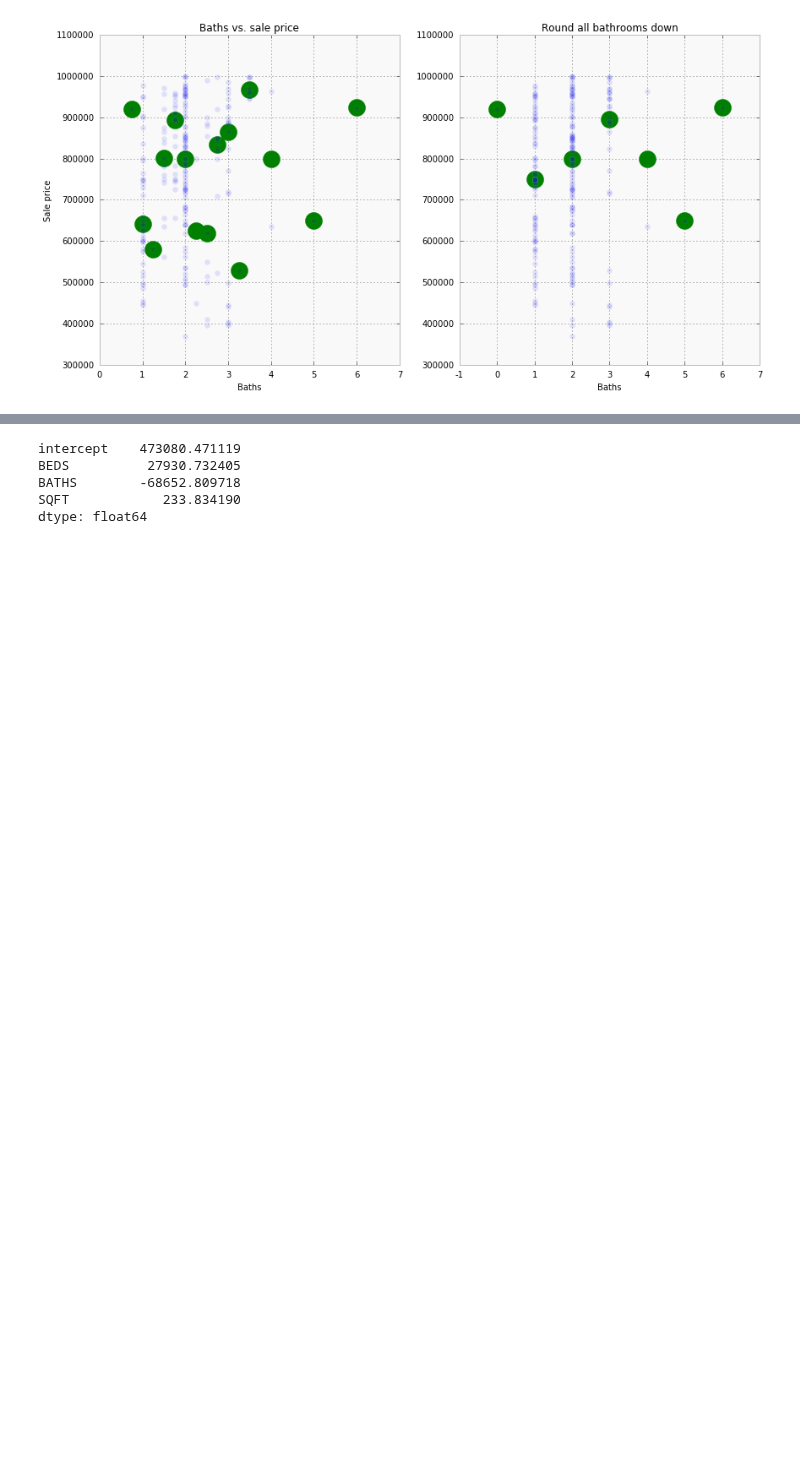
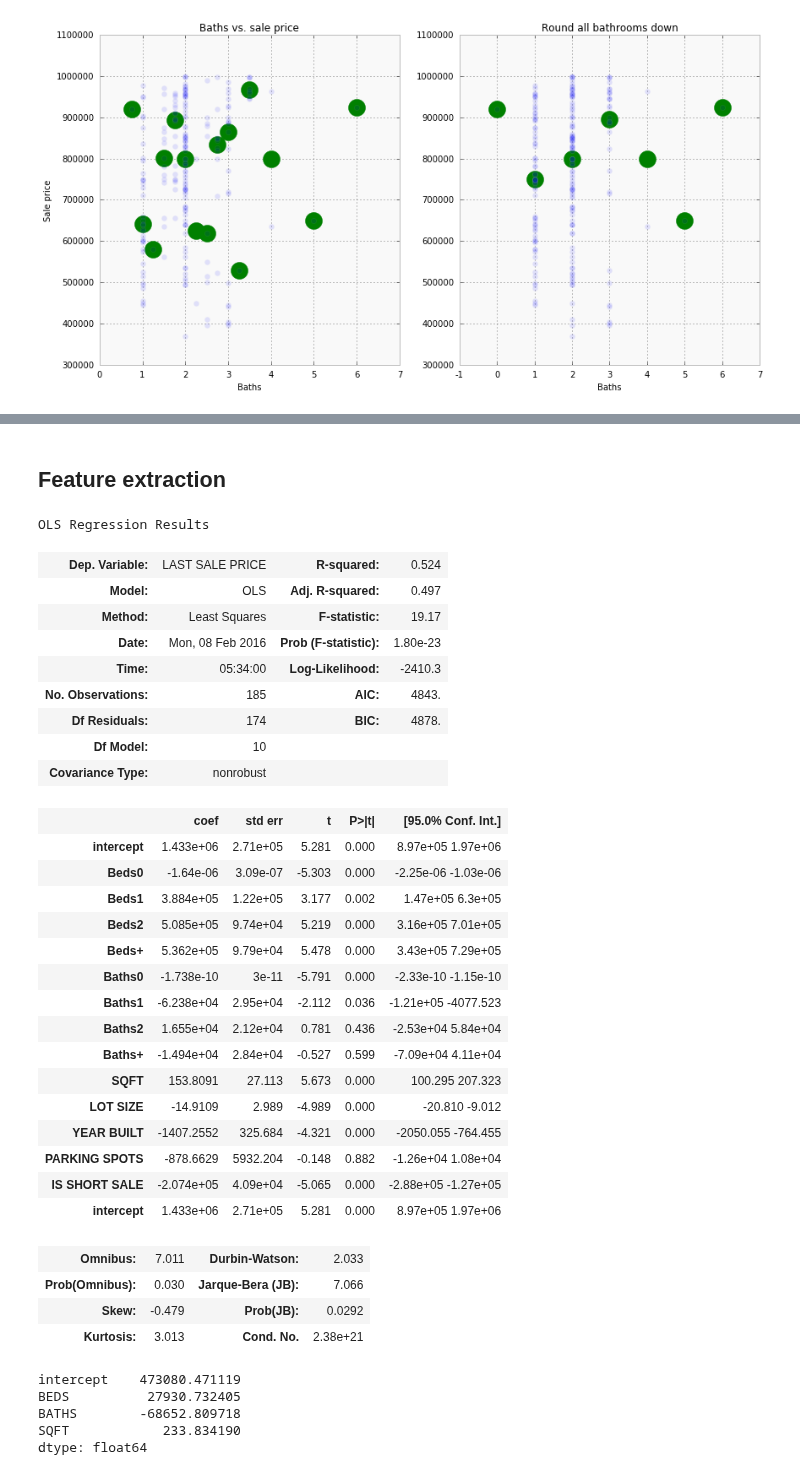
Before and after one commit to data-skeptic/dataskeptic, a Jupyter notebook: shownotes/multiple-regression.ipynb, the cells around one changed output, grey strips where cells are left out. Saved outputs shown, nothing was run; the diff lists cells and outputs as text; code cells hidden in the pictures; blank space fills up the shorter version.

```diff
--- a/shownotes/multiple-regression.ipynb
+++ b/shownotes/multiple-regression.ipynb
@@ -208,0 +241,48 @@ OLS Regression Results
+# %% [markdown]
+## Feature extraction
+# %%
+df['Beds0'] = (df['BEDS'] == 0).astype(int)
+df['Beds1'] = (df['BEDS'] == 1).astype(int)
+df['Beds2'] = (df['BEDS'] == 2).astype(int)
+df['Beds+'] = (df['BEDS'] >= 3).astype(int)
+df['Baths0'] = (df['BATHS'] == 0).astype(int)
+df['Baths1'] = (df['BATHS'] == 1).astype(int)
+df['Baths2'] = (df['BATHS'] == 2).astype(int)
+df['Baths+'] = (df['BATHS'] >= 3).astype(int)
+# %%
+cols = ['intercept', 'Beds0', 'Beds1', 'Beds2', 'Beds+', 'Baths0', 'Baths1', 'Baths2', 'Baths+', 'SQFT', 'LOT SIZE', 'YEAR BUILT', 'PARKING SPOTS', 'IS SHORT SALE', 'intercept']
+y = df['LAST SALE PRICE']
+X = sm.add_constant(df[cols])
+est = sm.OLS(y, X, missing='drop').fit()
+est.summary()
+# %% [output]
+OLS Regression Results
+| Dep. Variable: | LAST SALE PRICE | R-squared: | 0.524 |
+| Model: | OLS | Adj. R-squared: | 0.497 |
+| Method: | Least Squares | F-statistic: | 19.17 |
+| Date: | Mon, 08 Feb 2016 | Prob (F-statistic): | 1.80e-23 |
+| Time: | 05:34:00 | Log-Likelihood: | -2410.3 |
+| No. Observations: | 185 | AIC: | 4843. |
+| Df Residuals: | 174 | BIC: | 4878. |
+| Df Model: | 10 |  |  |
+| Covariance Type: | nonrobust |  |  |
+|  | coef | std err | t | P>|t| | [95.0% Conf. Int.] |
+| intercept | 1.433e+06 | 2.71e+05 | 5.281 | 0.000 | 8.97e+05 1.97e+06 |
+| Beds0 | -1.64e-06 | 3.09e-07 | -5.303 | 0.000 | -2.25e-06 -1.03e-06 |
+| Beds1 | 3.884e+05 | 1.22e+05 | 3.177 | 0.002 | 1.47e+05 6.3e+05 |
+| Beds2 | 5.085e+05 | 9.74e+04 | 5.219 | 0.000 | 3.16e+05 7.01e+05 |
+| Beds+ | 5.362e+05 | 9.79e+04 | 5.478 | 0.000 | 3.43e+05 7.29e+05 |
+| Baths0 | -1.738e-10 | 3e-11 | -5.791 | 0.000 | -2.33e-10 -1.15e-10 |
+| Baths1 | -6.238e+04 | 2.95e+04 | -2.112 | 0.036 | -1.21e+05 -4077.523 |
+| Baths2 | 1.655e+04 | 2.12e+04 | 0.781 | 0.436 | -2.53e+04 5.84e+04 |
+| Baths+ | -1.494e+04 | 2.84e+04 | -0.527 | 0.599 | -7.09e+04 4.11e+04 |
+| SQFT | 153.8091 | 27.113 | 5.673 | 0.000 | 100.295 207.323 |
+| LOT SIZE | -14.9109 | 2.989 | -4.989 | 0.000 | -20.810 -9.012 |
+| YEAR BUILT | -1407.2552 | 325.684 | -4.321 | 0.000 | -2050.055 -764.455 |
+| PARKING SPOTS | -878.6629 | 5932.204 | -0.148 | 0.882 | -1.26e+04 1.08e+04 |
+| IS SHORT SALE | -2.074e+05 | 4.09e+04 | -5.065 | 0.000 | -2.88e+05 -1.27e+05 |
+| intercept | 1.433e+06 | 2.71e+05 | 5.281 | 0.000 | 8.97e+05 1.97e+06 |
+| Omnibus: | 7.011 | Durbin-Watson: | 2.033 |
+| Prob(Omnibus): | 0.030 | Jarque-Bera (JB): | 7.066 |
+| Skew: | -0.479 | Prob(JB): | 0.0292 |
+| Kurtosis: | 3.013 | Cond. No. | 2.38e+21 |
```
Also changed, not shown: parts of 8 cells of this notebook.
